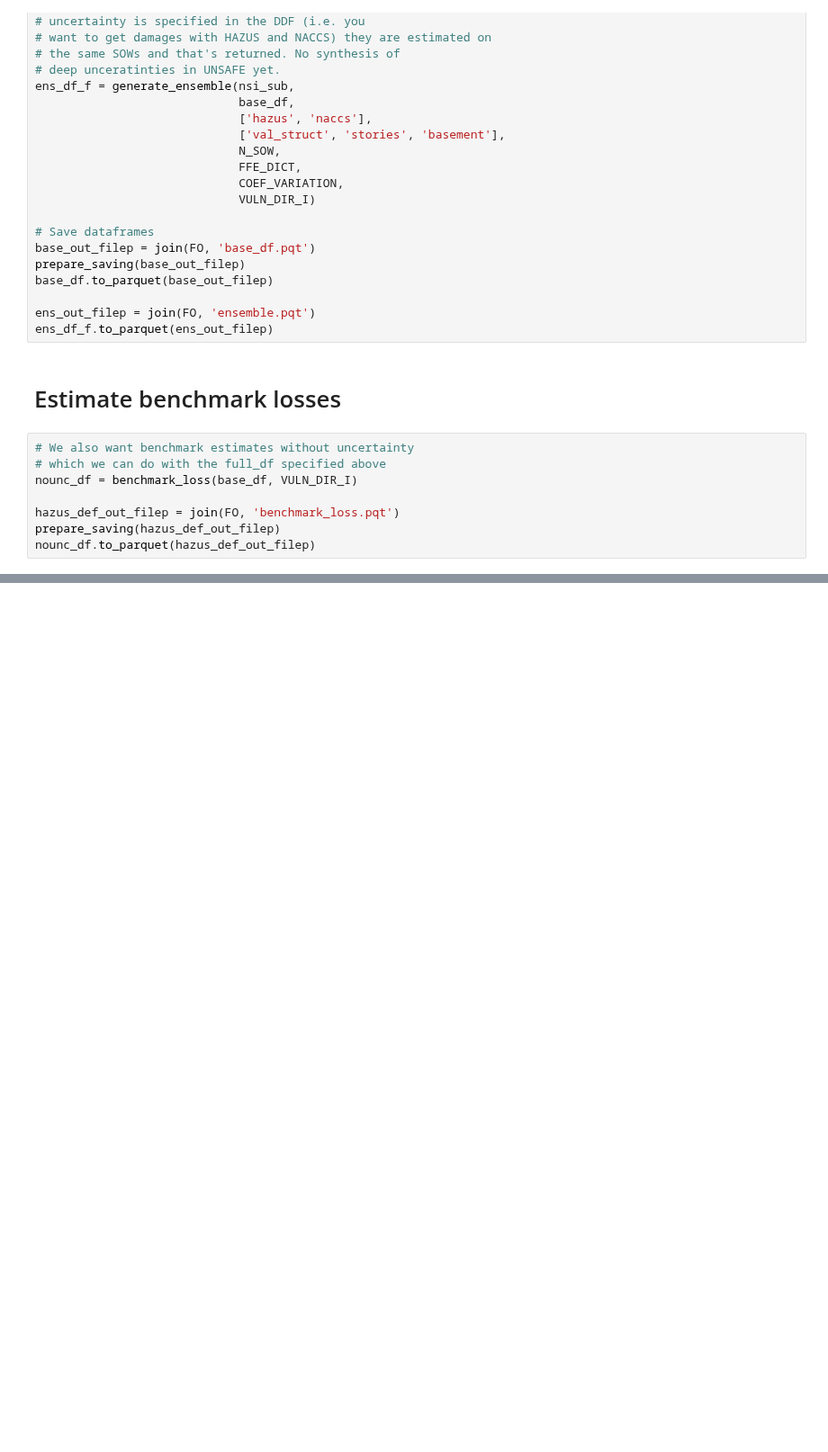
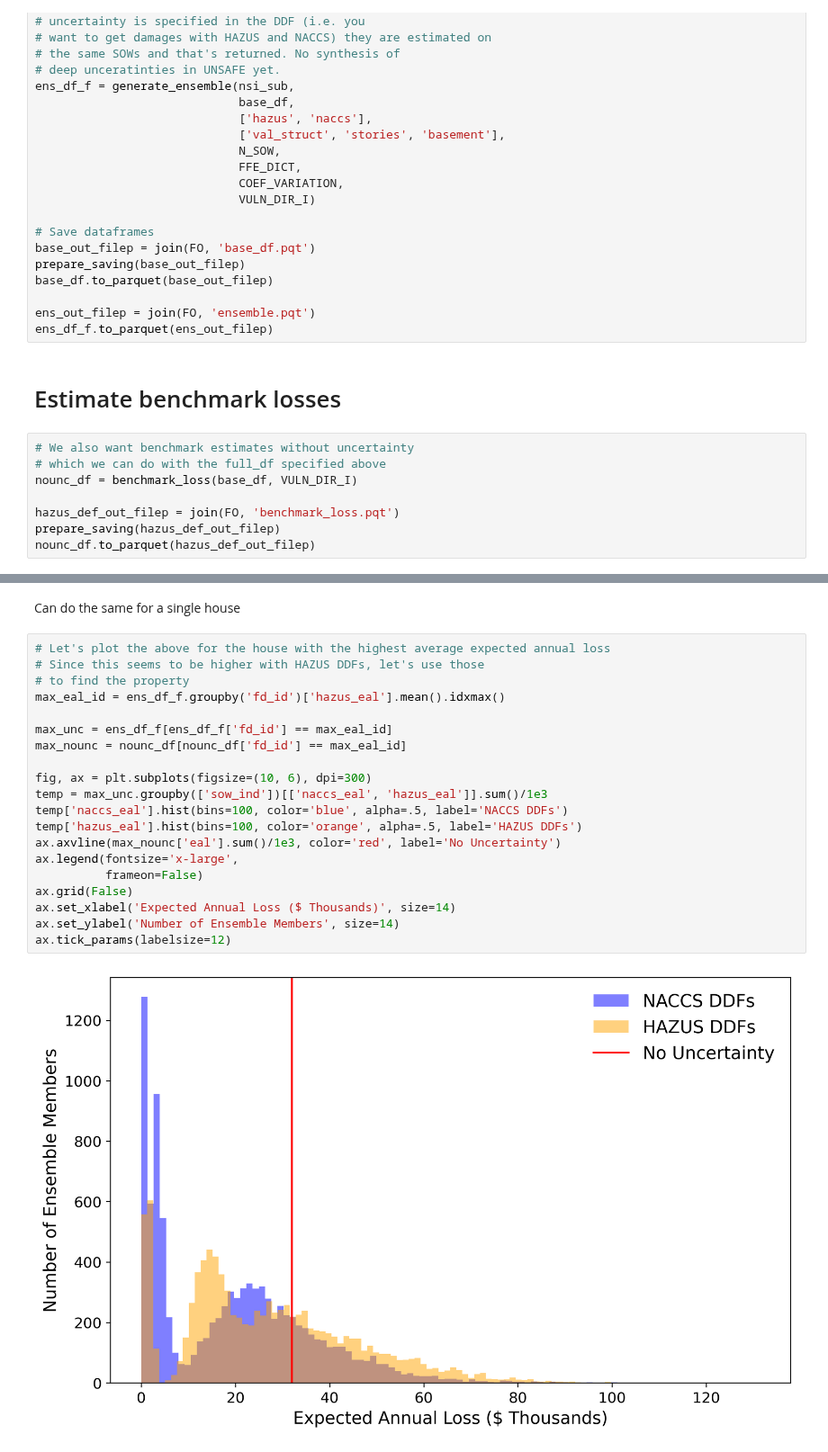
Before and after one commit to abpoll/unsafe, a Jupyter notebook: examples/philadelphia_frd/notebooks/full_data_example.ipynb, the cells around one changed output, grey strips where cells are left out. Shown at 90% size. Drawn from its saved outputs; the diff is of its cells as text; blank space fills up the shorter version.

```diff
--- a/examples/philadelphia_frd/notebooks/full_data_example.ipynb
+++ b/examples/philadelphia_frd/notebooks/full_data_example.ipynb
@@ -346,0 +361,24 @@ ax.legend()
+# %% [markdown]
+Can do the same for a single house
+# %%
+# Let's plot the above for the house with the highest average expected annual loss
+# Since this seems to be higher with HAZUS DDFs, let's use those
+# to find the property
+max_eal_id = ens_df_f.groupby('fd_id')['hazus_eal'].mean().idxmax()
+
+max_unc = ens_df_f[ens_df_f['fd_id'] == max_eal_id]
+max_nounc = nounc_df[nounc_df['fd_id'] == max_eal_id]
+
+fig, ax = plt.subplots(figsize=(10, 6), dpi=300)
+temp = max_unc.groupby(['sow_ind'])[['naccs_eal', 'hazus_eal']].sum()/1e3
+temp['naccs_eal'].hist(bins=100, color='blue', alpha=.5, label='NACCS DDFs')
+temp['hazus_eal'].hist(bins=100, color='orange', alpha=.5, label='HAZUS DDFs')
+ax.axvline(max_nounc['eal'].sum()/1e3, color='red', label='No Uncertainty')
+ax.legend(fontsize='x-large',
+          frameon=False)
+ax.grid(False)
+ax.set_xlabel('Expected Annual Loss ($ Thousands)', size=14)
+ax.set_ylabel('Number of Ensemble Members', size=14)
+ax.tick_params(labelsize=12)
+# %% [output]
+[figure, added]
```
Also changed, not shown: parts of 12 cells of this notebook, 3 other files.
